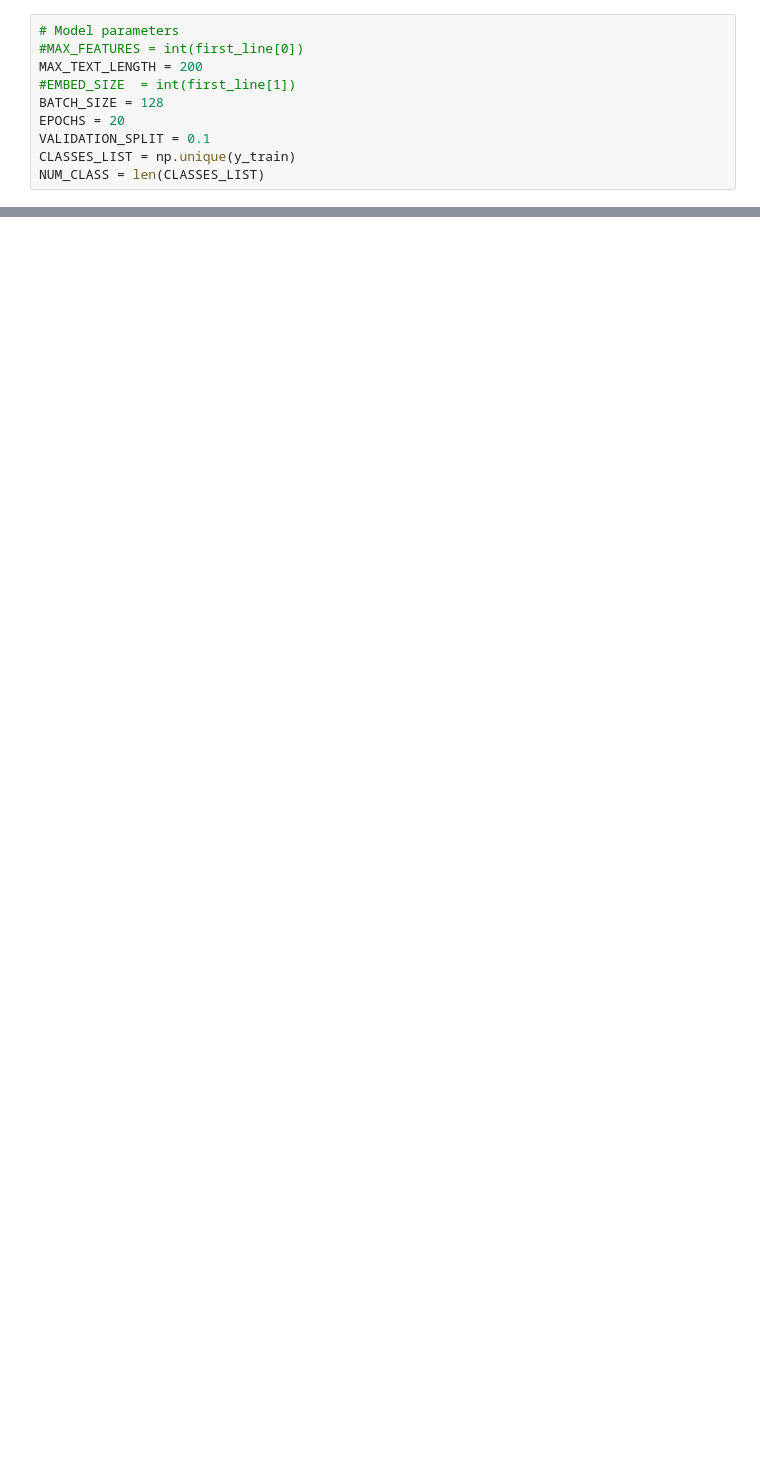
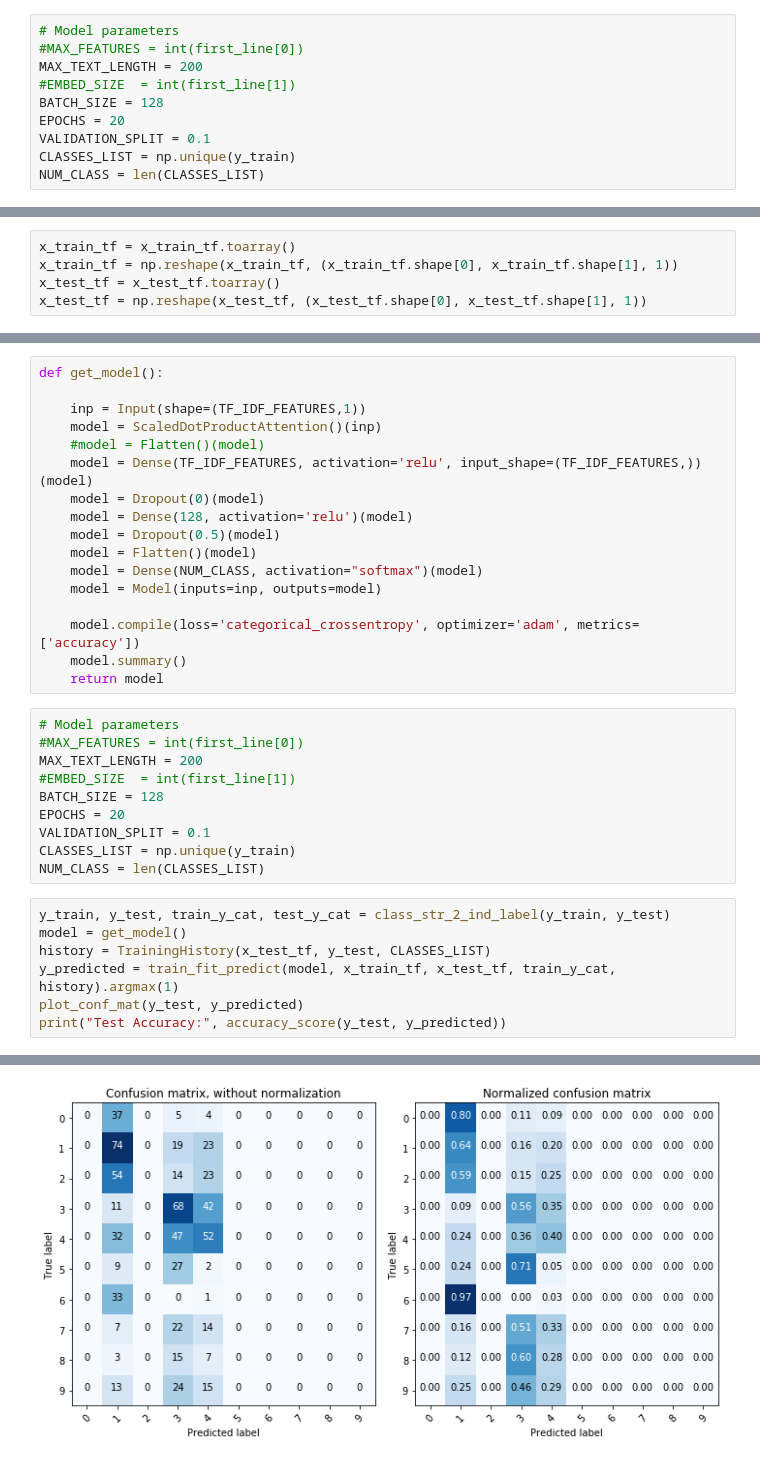
Before and after one commit to Rouen-NLP/final-lab-XUJitao, a Jupyter notebook: Final_Project.ipynb, the cells around one changed output, grey strips where cells are left out. Saved outputs shown, nothing was run; the diff lists cells and outputs as text; blank space fills up the shorter version.

```diff
--- a/Final_Project.ipynb
+++ b/Final_Project.ipynb
@@ -539,0 +553,5 @@ Test Accuracy: 0.7747489239598279
+# %%
+x_train_tf = x_train_tf.toarray()
+x_train_tf = np.reshape(x_train_tf, (x_train_tf.shape[0], x_train_tf.shape[1], 1))
+x_test_tf = x_test_tf.toarray()
+x_test_tf = np.reshape(x_test_tf, (x_test_tf.shape[0], x_test_tf.shape[1], 1))
@@ -539,0 +594,35 @@ Test Accuracy: 0.7747489239598279
+# %%
+def get_model():
+
+    inp = Input(shape=(TF_IDF_FEATURES,1))
+    model = ScaledDotProductAttention()(inp)
+    #model = Flatten()(model)
+    model = Dense(TF_IDF_FEATURES, activation='relu', input_shape=(TF_IDF_FEATURES,))(model)
+    model = Dropout(0)(model)
+    model = Dense(128, activation='relu')(model)
+    model = Dropout(0.5)(model)
+    model = Flatten()(model)
+    model = Dense(NUM_CLASS, activation="softmax")(model)
+    model = Model(inputs=inp, outputs=model)
+
+    model.compile(loss='categorical_crossentropy', optimizer='adam', metrics=['accuracy'])
+    model.summary()
+    return model
+# %%
+# Model parameters
+#MAX_FEATURES = int(first_line[0])
+MAX_TEXT_LENGTH = 200
+#EMBED_SIZE  = int(first_line[1])
+BATCH_SIZE = 128
+EPOCHS = 20
+VALIDATION_SPLIT = 0.1
+CLASSES_LIST = np.unique(y_train)
+NUM_CLASS = len(CLASSES_LIST)
+# %%
+y_train, y_test, train_y_cat, test_y_cat = class_str_2_ind_label(y_train, y_test)
+model = get_model()
+history = TrainingHistory(x_test_tf, y_test, CLASSES_LIST)
+y_predicted = train_fit_predict(model, x_train_tf, x_test_tf, train_y_cat, history).argmax(1)
+plot_conf_mat(y_test, y_predicted)
+print("Test Accuracy:", accuracy_score(y_test, y_predicted))
+# %% [output]
@@ -539,0 +646 @@ Test Accuracy: 0.7747489239598279
+[figure, added]
```
Also changed, not shown: parts of 18 cells of this notebook.
